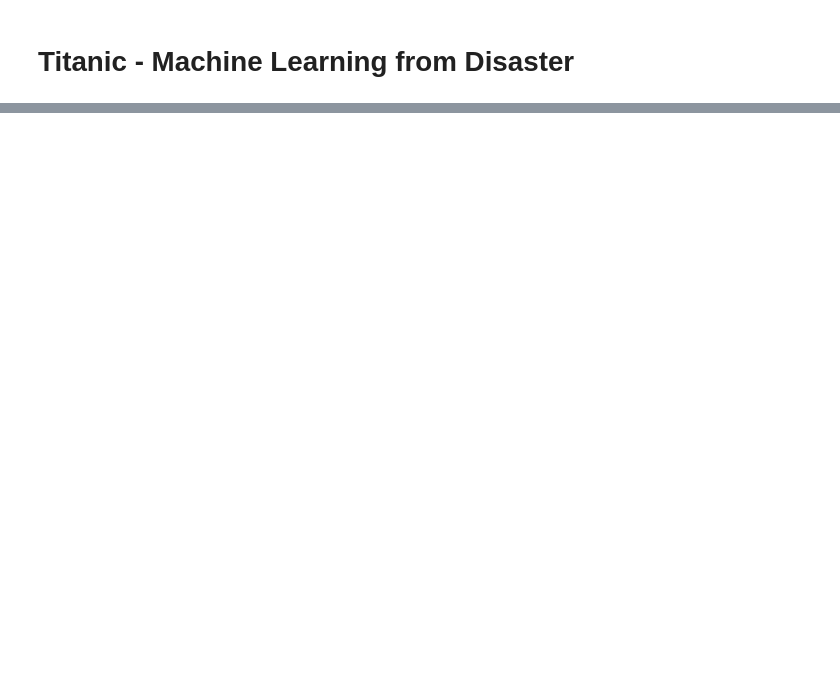
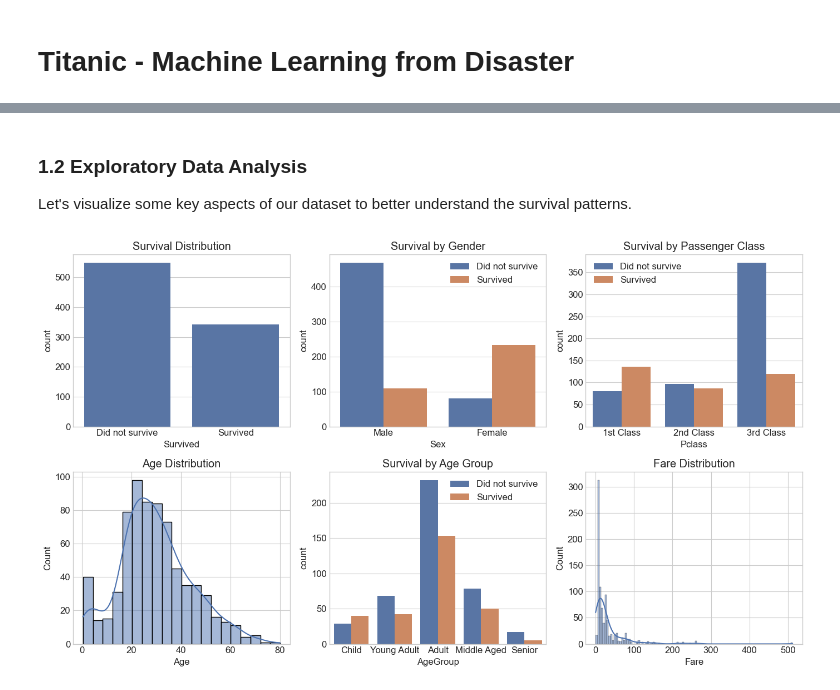
Before and after one commit to lorenzochaves/titanic-mlp, a Jupyter notebook: titanic_analysis.ipynb, the cells around one changed output, grey strips where cells are left out. Drawn from its saved outputs; the diff is of its cells as text; code cells hidden in the pictures; blank space fills up the shorter version.

Commit message:
final MLP model version

```diff
--- a/titanic_analysis.ipynb
+++ b/titanic_analysis.ipynb
@@ -17 +16,18 @@ In this notebook, we will:
+# %%
+import pandas as pd
+import numpy as np
+import matplotlib.pyplot as plt
+import seaborn as sns
+from sklearn.model_selection import train_test_split, GridSearchCV, StratifiedKFold
+from sklearn.preprocessing import StandardScaler
+from sklearn.neural_network import MLPClassifier
+from sklearn.metrics import accuracy_score, classification_report, confusion_matrix
+import warnings
+warnings.filterwarnings('ignore')
+
+# Set styling for plots
+plt.style.use('seaborn-v0_8-whitegrid')
+sns.set_palette("deep")
+plt.rcParams['figure.figsize'] = [12, 8]
+plt.rcParams['font.size'] = 12
 # %% [markdown]
@@ -33,3 +47,47 @@ df.head()
 | 2 | 3 | 1 | 3 | Heikkinen, Miss. Laina | female | 26.0 | 0 | 0 | STON/O2. 3101282 | 7.9250 | ... |
 | 3 | 4 | 1 | 1 | Futrelle, Mrs. Jacques Heath (Lil... | female | 35.0 | 1 | 0 | 113803 | 53.1000 | ... |
 | 4 | 5 | 0 | 3 | Allen, Mr. William Henry | male | 35.0 | 0 | 0 | 373450 | 8.0500 | ... |
+# %% [markdown]
+### 1.2 Exploratory Data Analysis
+Let's visualize some key aspects of our dataset to better understand the survival patterns.
+# %%
+# Create a figure with subplots
+fig, axes = plt.subplots(2, 3, figsize=(14, 8))
+
+# Survival distribution
+sns.countplot(x='Survived', data=df, ax=axes[0, 0])
+axes[0, 0].set_title('Survival Distribution')
+axes[0, 0].set_xticklabels(['Did not survive', 'Survived'])
+
+# Survival by sex
+sns.countplot(x='Sex', hue='Survived', data=df, ax=axes[0, 1])
+axes[0, 1].set_title('Survival by Gender')
+axes[0, 1].set_xticklabels(['Male', 'Female'])
+axes[0, 1].legend(['Did not survive', 'Survived'])
+
+# Survival by passenger class
+sns.countplot(x='Pclass', hue='Survived', data=df, ax=axes[0, 2])
+axes[0, 2].set_title('Survival by Passenger Class')
+axes[0, 2].set_xticklabels(['1st Class', '2nd Class', '3rd Class'])
+axes[0, 2].legend(['Did not survive', 'Survived'])
+
+# Age distribution
+sns.histplot(df['Age'].dropna(), kde=True, ax=axes[1, 0])
+axes[1, 0].set_title('Age Distribution')
+axes[1, 0].set_xlabel('Age')
+
+# Survival by age groups
+df['AgeGroup'] = pd.cut(df['Age'], bins=[0, 12, 20, 40, 60, 100], labels=['Child', 'Young Adult', 'Adult', 'Middle Aged', 'Senior'])
+sns.countplot(x='AgeGroup', hue='Survived', data=df, ax=axes[1, 1])
+axes[1, 1].set_title('Survival by Age Group')
+axes[1, 1].legend(['Did not survive', 'Survived'])
+
+# Fare distribution
+sns.histplot(df['Fare'], kde=True, ax=axes[1, 2])
+axes[1, 2].set_title('Fare Distribution')
+axes[1, 2].set_xlabel('Fare')
+
+plt.tight_layout()
+plt.show()
+# %% [output]
+[figure, added]
```
Also changed, not shown: parts of 31 cells of this notebook, 3 other files.
